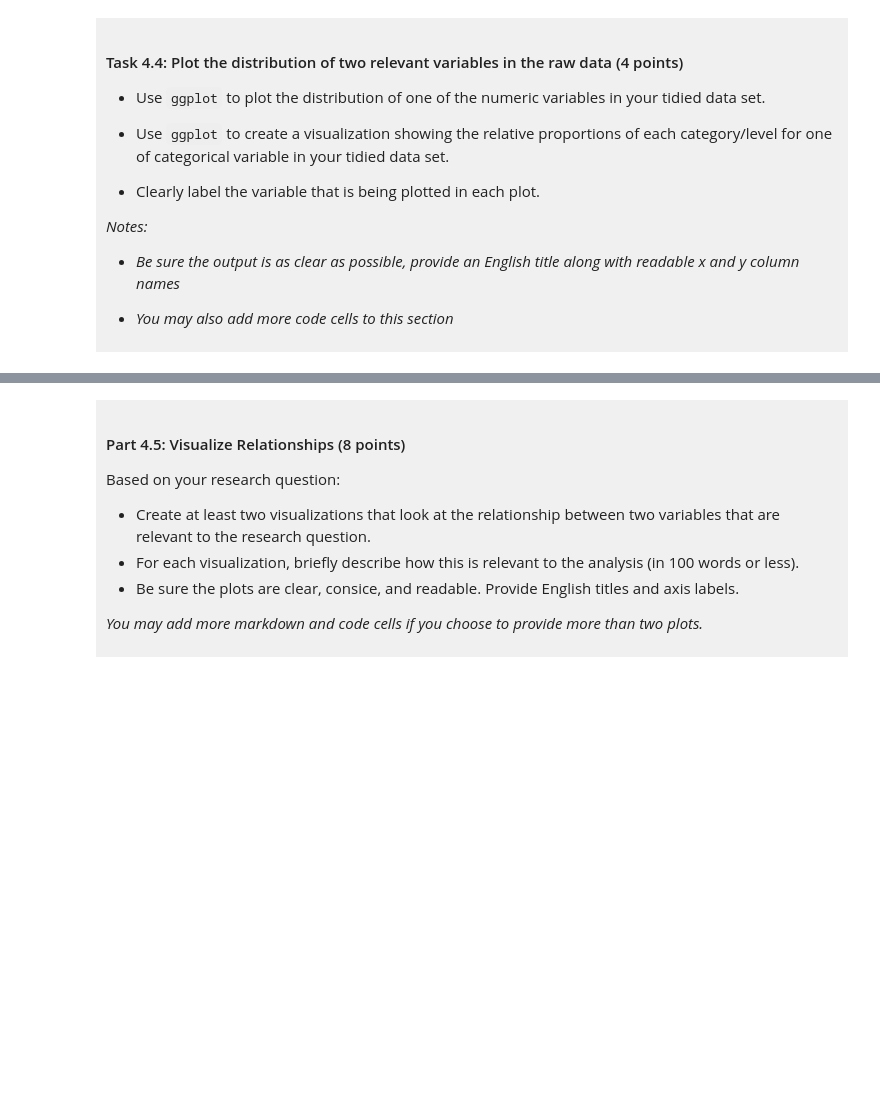
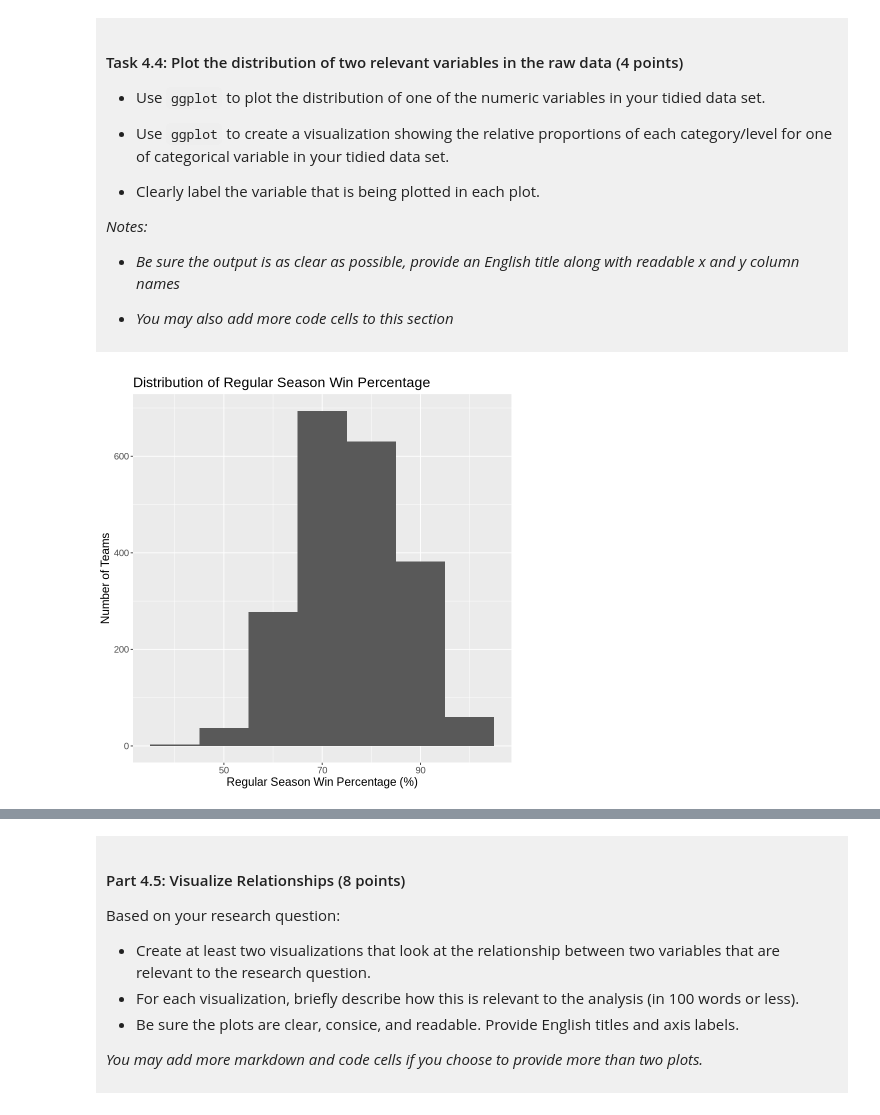
Before and after one commit to jaminwujw-ux/Jamin-s-DSCI-Project, a Jupyter notebook: dsci-100-project-notebook.ipynb, the cells around one changed output, grey strips where cells are left out. Cells and saved outputs as stored; diff of their text form; code cells hidden in the pictures; blank space fills up the shorter version.

```diff
--- a/dsci-100-project-notebook.ipynb
+++ b/dsci-100-project-notebook.ipynb
@@ -293,5 +342,15 @@ You will refine your research question (if needed) and produce a tidy data set.
 
 </div>
 # %%
-### EDIT THIS CODE CELL FOR PLOT 1 ###
+plot1 <- tidy_data |>
+    ggplot(aes (x = reg_wins_pct)) +
+    geom_histogram(binwidth = 10) +
+    labs(x = "Regular Season Win Percentage (%)",
+         y = "Number of Teams") +
+    ggtitle("Distribution of Regular Season Win Percentage") +
+    theme(text = element_text (size = 14))
+
+plot1
+# %% [output]
+[figure, added]
 # %%
```
Also changed, not shown: parts of 11 cells of this notebook.
